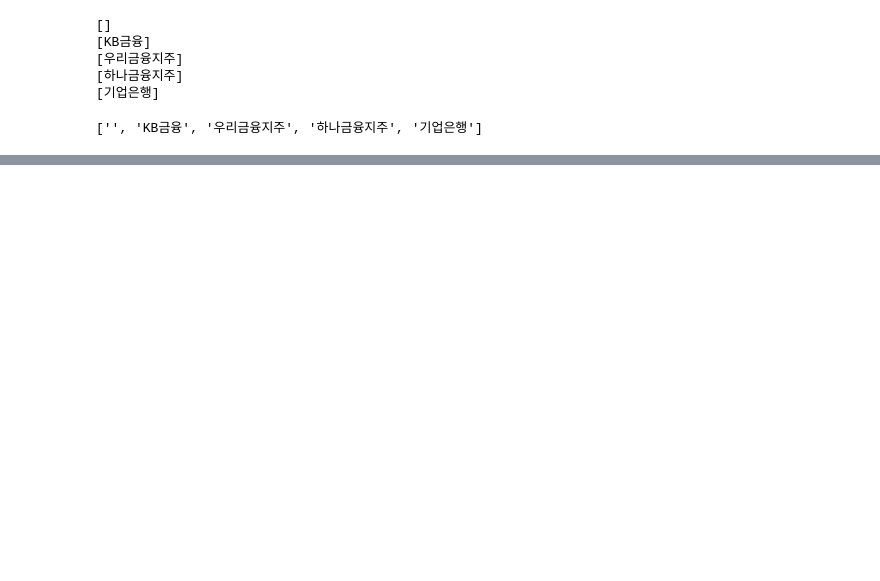
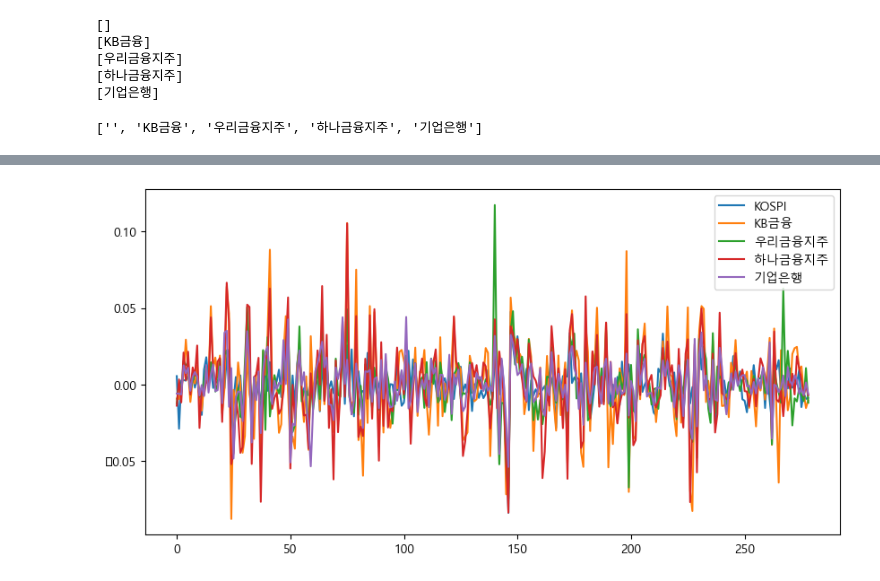
Before and after one commit to wontaeleeterry/Python_Algorithm_study_240503, a Jupyter notebook: ARIMA_Quant_PJT_250220/ARIMA_Kospi_Bank_250225.ipynb, the cells around one changed output, grey strips where cells are left out. Cells and saved outputs as stored; diff of their text form; code cells hidden in the pictures; blank space fills up the shorter version.

```diff
--- a/ARIMA_Quant_PJT_250220/ARIMA_Kospi_Bank_250225.ipynb
+++ b/ARIMA_Quant_PJT_250220/ARIMA_Kospi_Bank_250225.ipynb
@@ -69,3 +69,27 @@ if os == 'Windows':
 # Mac
 elif os == 'Darwin':
     plt.rc('font', family = 'AppleGothic')
+# %%
+# ARIMA 함수 형태로 정의 - 반복 사용
+
+def cal_residuals(code):
+    df = fdr.DataReader(code, '2024')
+    series_df = df['Change'].values
+    model = ARIMA(series_df, order = (5, 1, 0))
+    model_fit = model.fit()
+    residuals = DataFrame(model_fit.resid)
+
+    return residuals
+# %%
+plt.figure(figsize=(10, 5))
+ax = plt.gca()
+
+for i in range(len(object)):
+    cal_residuals(object[i]).plot(label=object[i], ax=ax)  # 여러 개 중첩
+
+[result[i] for i in range(len(result))]   # legend 리스트 만들기
+result[0] = 'KOSPI'    # 공란 처리된 첫번째 칸에 KOSPI 텍스트 입력
+plt.legend(result)
+
+plt.show()
+# %% [output]
@@ -71,0 +97 @@ elif os == 'Darwin':
+[figure, added]
```
Also changed, not shown: parts of 6 cells of this notebook.
